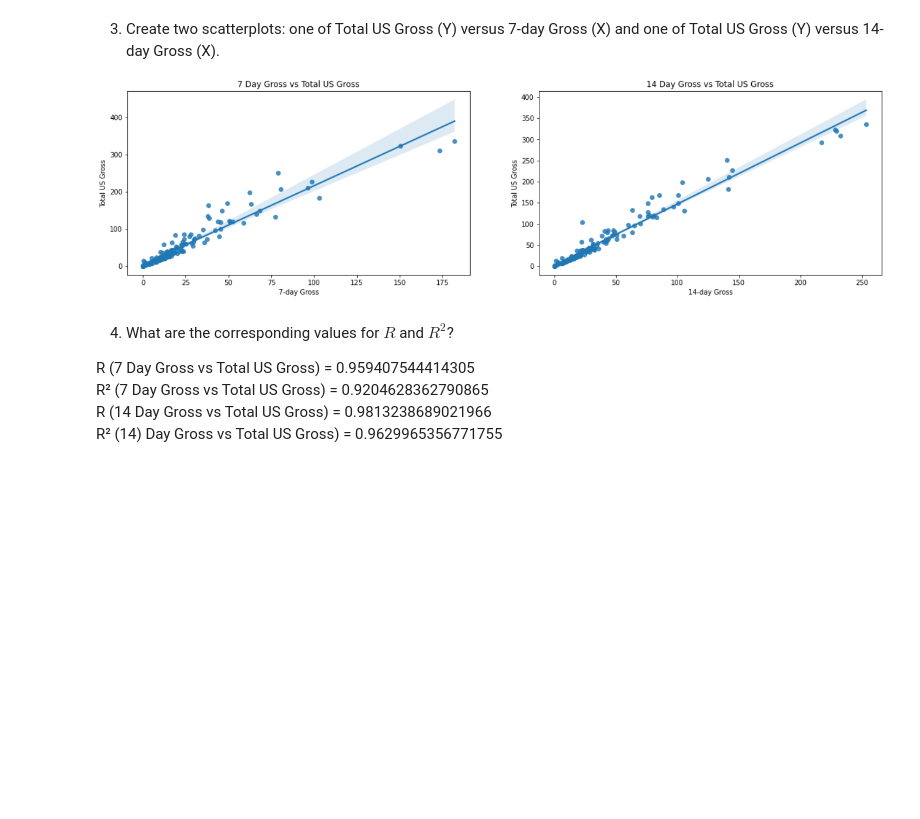
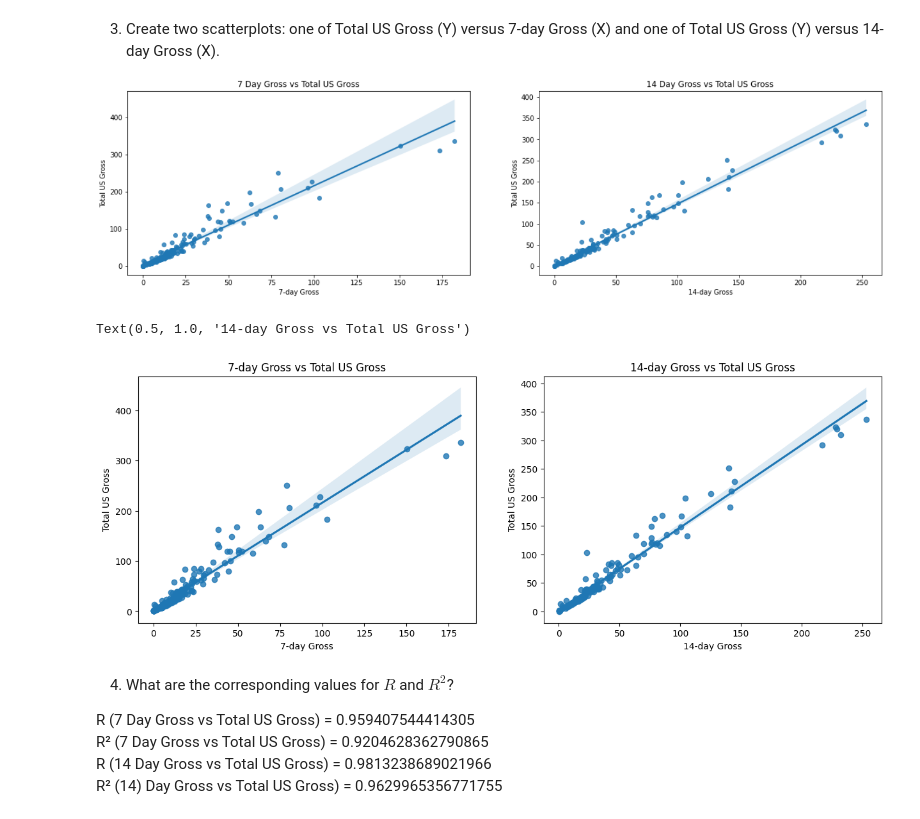
Before and after one commit to JasperLefever/dsai-oef, a Jupyter notebook: 6-regression-analyis/labs_regression_analysis.ipynb, the cells around one changed output. Saved outputs shown, nothing was run; the diff lists cells and outputs as text; code cells hidden in the pictures; blank space fills up the shorter version.

```diff
--- a/6-regression-analyis/labs_regression_analysis.ipynb
+++ b/6-regression-analyis/labs_regression_analysis.ipynb
@@ -285,12 +285,24 @@ For ease of use, change the values into 'million dollar' - values.
 E.g. $22 707 121	becomes 22.707121.
 # %%
 cols_with_dollars = ['7-day Gross',	'14-day Gross',	'Total US Gross',	'International Gross',	'US DVD Sales',	'Budget']
+# %%
+for c in cols_with_dollars:
+  movies[c] = movies[c].str.replace('$', '').str.replace(' ', '').astype(float) / 1000000
 # %% [markdown]
 3. Create two scatterplots: one of Total US Gross (Y) versus
 7-day Gross (X) and one of Total US Gross (Y)
 versus 14-day Gross (X).
 
 ![image.png](embedded-picture-1)
+# %%
+fig, axs = plt.subplots(1, 2, figsize=(15, 5))
+sns.regplot(data=movies, x='7-day Gross', y='Total US Gross', ax=axs[0])
+axs[0].set_title('7-day Gross vs Total US Gross')
+sns.regplot(data=movies, x='14-day Gross', y='Total US Gross', ax=axs[1])
+axs[1].set_title('14-day Gross vs Total US Gross')
+# %% [output]
+Text(0.5, 1.0, '14-day Gross vs Total US Gross')
+[figure, added]
 # %% [markdown]
 4. What are the corresponding
 values for $R$ and $R^2$?
```
Also changed, not shown: parts of 20 cells of this notebook.
